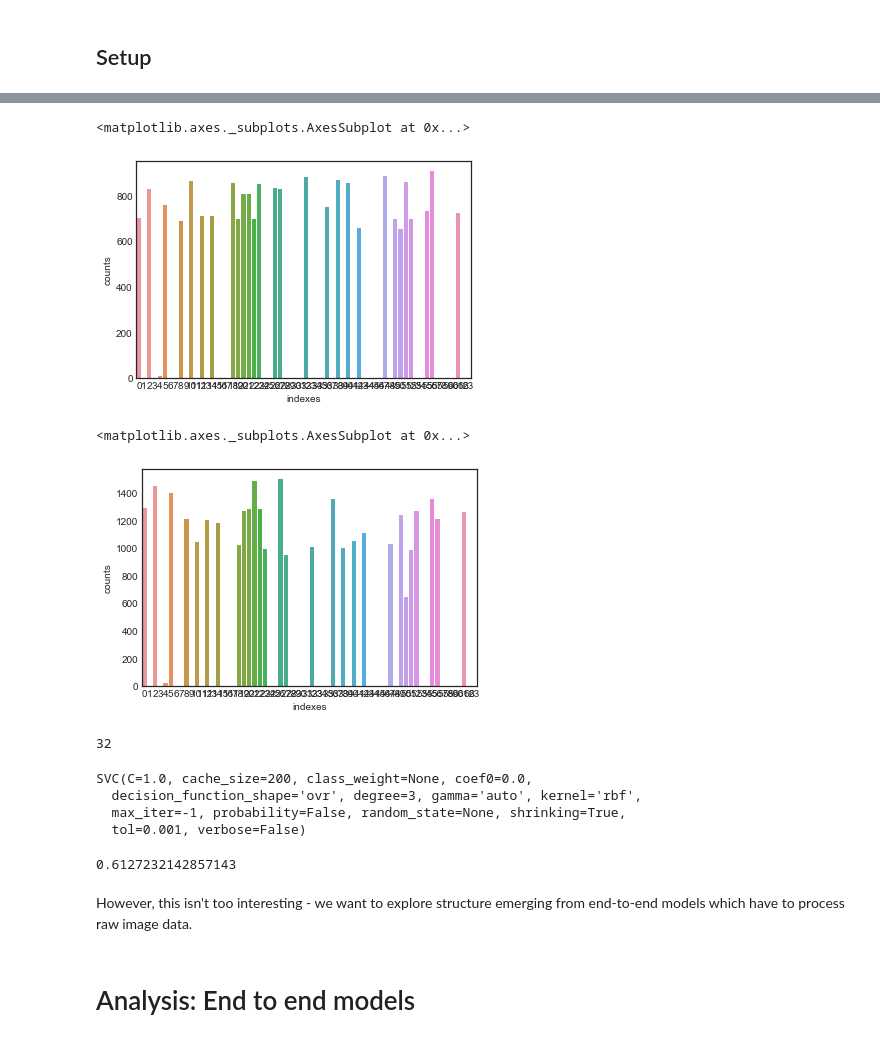
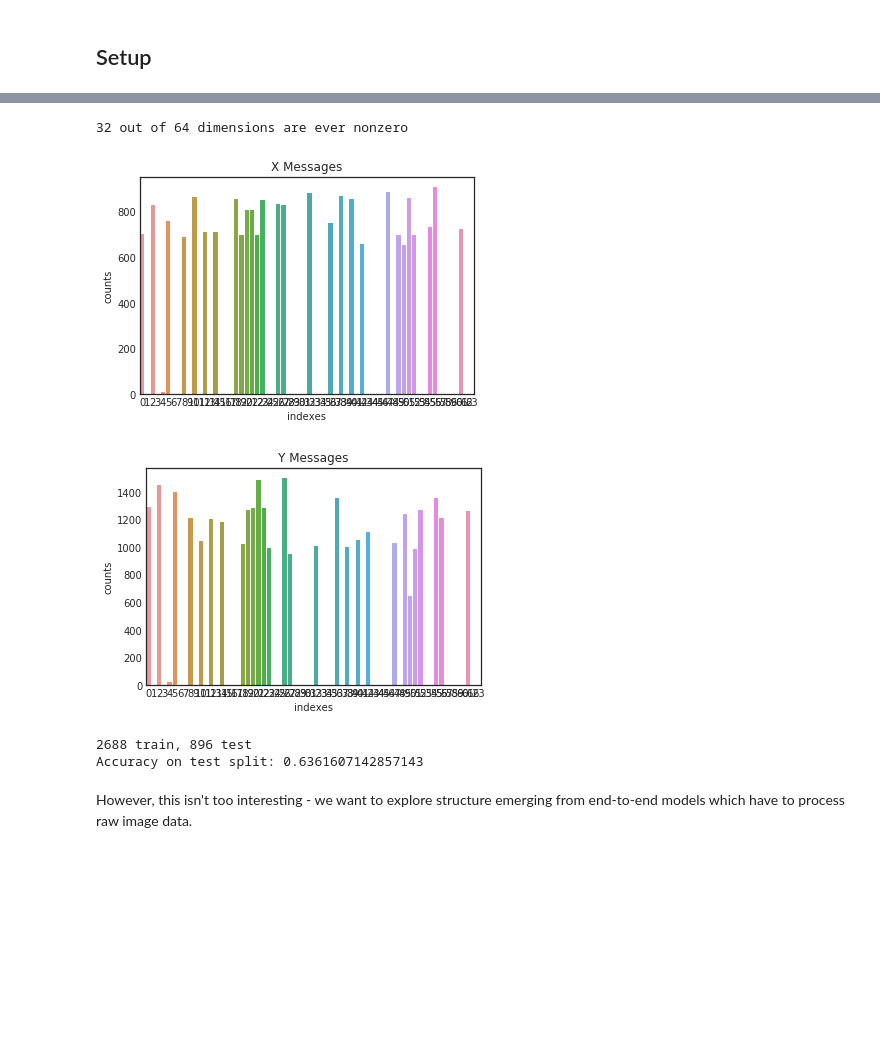
Before and after one commit to jayelm/rnn-syn, a Jupyter notebook: rnn-syn.ipynb, the cells around one changed output, grey strips where cells are left out. Saved outputs shown, nothing was run; the diff lists cells and outputs as text; code cells hidden in the pictures; blank space fills up the shorter version.

```diff
--- a/rnn-syn.ipynb
+++ b/rnn-syn.ipynb
@@ -139,18 +185,0 @@ for msg, rel in zip(npzs['msgs'], npzs['relations']):
-# %%
-indexes, counts = zip(*indices_x.items())
-idx_df = pd.DataFrame({'indexes': indexes, 'counts': counts}).sort_values('indexes')
-sns.barplot(idx_df.indexes, idx_df.counts)
-# %% [output]
-<matplotlib.axes._subplots.AxesSubplot at 0x...>
-[figure, removed]
-# %%
-indexes, counts = zip(*indices_y.items())
-idx_df = pd.DataFrame({'indexes': indexes, 'counts': counts}).sort_values('indexes')
-sns.barplot(idx_df.indexes, idx_df.counts)
-# %% [output]
-<matplotlib.axes._subplots.AxesSubplot at 0x...>
-[figure, removed]
-# %%
-len({x: v for x, v in indices.items() if v != 0}.keys())
-# %% [output]
-32
@@ -169,17 +186,13 @@ y_test = np.array(y_test)
-# %%
-from sklearn.svm import SVC
-clf = SVC()
-clf.fit(X_train, y_train)
-# %% [output]
-SVC(C=1.0, cache_size=200, class_weight=None, coef0=0.0,
-  decision_function_shape='ovr', degree=3, gamma='auto', kernel='rbf',
-  max_iter=-1, probability=False, random_state=None, shrinking=True,
-  tol=0.001, verbose=False)
-# %%
-clf.score(X_test, y_test)
-# %% [output]
-0.6127232142857143
+# %%
+_ = plot_dimension_histograms(npzs)
+# %% [output]
+32 out of 64 dimensions are ever nonzero
+[figure, added]
+[figure, added]
+# %%
+_ = classify_relations_from_msgs(npzs, model=sklearn.svm.SVC)
+# %% [output]
+2688 train, 896 test
+Accuracy on test split: 0.6361607142857143
 # %% [markdown]
 However, this isn't too interesting - we want to explore structure emerging from end-to-end models which have to process raw image data.
-# %% [markdown]
-# Analysis: End to end models
```
Also changed, not shown: parts of 23 cells of this notebook.
